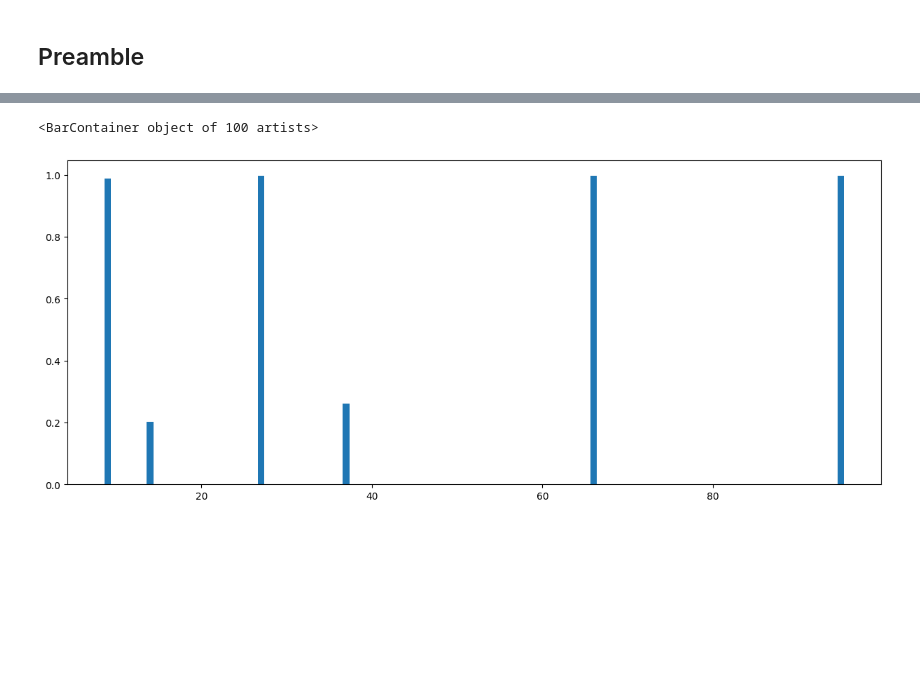
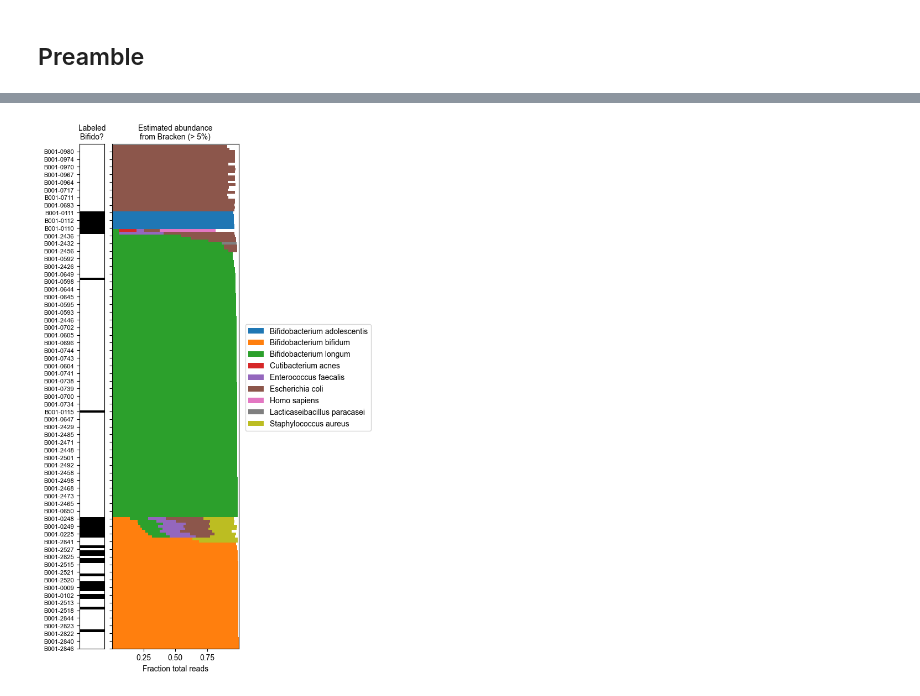
Before and after one commit to t-silvers/bifido_summary, a Jupyter notebook: workflow/notebooks/taxa_abundance_results.ipynb, the cells around one changed output, grey strips where cells are left out. Cells and saved outputs as stored; diff of their text form; code cells hidden in the pictures; blank space fills up the shorter version.

Commit message:
kraken-bracken

```diff
--- a/workflow/notebooks/taxa_abundance_results.ipynb
+++ b/workflow/notebooks/taxa_abundance_results.ipynb
@@ -20,9 +34,7 @@ taxa = data.columns
-# %%
-fig, ax = plt.subplots(figsize=(15, 6))
-
-taxon = taxa[0]
-pltdata = data[taxon]
-ax.bar(pltdata.index, pltdata)
-# %% [output]
-<BarContainer object of 100 artists>
-[figure, removed]
+# %%
+samplesheet_db = '/ptmp/thosi/bifido_summary/results/samplesheet.duckdb'
+
+query = 'select "sample", ID, taxon, relationship, time_weeks from samplesheet;'
+
+with duckdb.connect(database=samplesheet_db, read_only=True) as con:
+    samplesheet = con.sql(query).df()
@@ -28,0 +58,56 @@ ax.bar(pltdata.index, pltdata)
+# %%
+# Plot obs from Bifido or others with high obs. bifido
+obs_mask = bifido_bracken.filter(like='Bifido').count(axis=1) > 0
+label_mask = bifido_bracken.index.get_level_values('taxon').str.contains('Bifido')
+
+bifido_bracken_filt = bifido_bracken[obs_mask | label_mask].dropna(how='all', axis=1)
+
+taxa = bifido_bracken_filt.columns
+samples = bifido_bracken_filt.index.get_level_values('ID')
+
+plate_labels = (bifido_bracken_filt.index.get_level_values('taxon').astype(str).values == 'Bifidobacterium_spp').reshape(-1, 1)
+# %%
+fig, axs = plt.subplots(
+    1, 2,
+    figsize=(6, 10),
+    gridspec_kw={'width_ratios': [1, 5]},
+    layout='constrained',
+    sharey=True
+)
+
+ax = axs[0]
+ax.imshow(plate_labels, aspect='auto', cmap='Greys_r')
+ax.set_xticks([])
+ax.set_ylim(0, y_max)
+# ax.set_ylabel('Samples with detected Bifido > 5% (n=172)')
+ax.set_yticks(
+    y_vals[::3],
+    samples[::3],
+    fontsize=8
+)
+ax.set_title('Labeled\nBifido?', fontsize=10)
+
+ax = axs[1]
+
+y_max = bifido_bracken_filt.shape[0]
+y_vals = range(y_max)
+x_left = None
+
+for taxon in taxa:
+    pltdata = bifido_bracken_filt[taxon].fillna(0)
+    ax.barh(y_vals, pltdata, label=taxon, height=1, left=x_left)
+    if x_left is not None:
+        x_left = x_left + pltdata.values
+    else:
+        x_left = pltdata.values
+
+ax.set_xlim(0, 1)
+ax.set_xlabel('Fraction total reads')
+ax.set_xticks([.25, .5, .75])
+ax.set_title('Estimated abundance\nfrom Bracken (> 5%)', fontsize=10)
+ax.legend(bbox_to_anchor=(1.02, .65))
+
+for ext in ['pdf', 'png']:
+    fig.savefig(figures_dir / f'abundance_est.{ext}', bbox_inches='tight')
+# %% [output]
+[figure, added]
```
Also changed, not shown: parts of 5 cells of this notebook, 4 other files.
